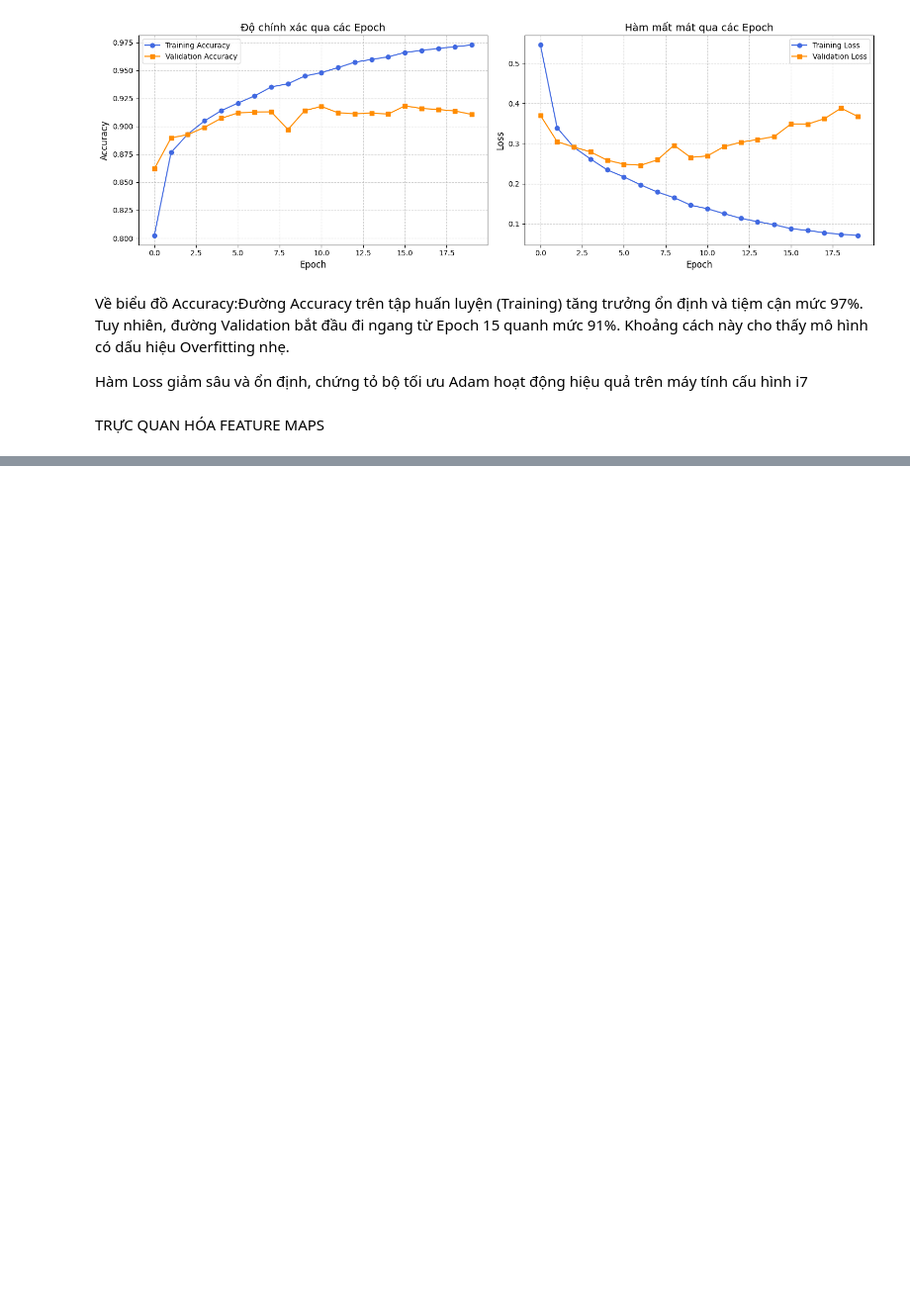
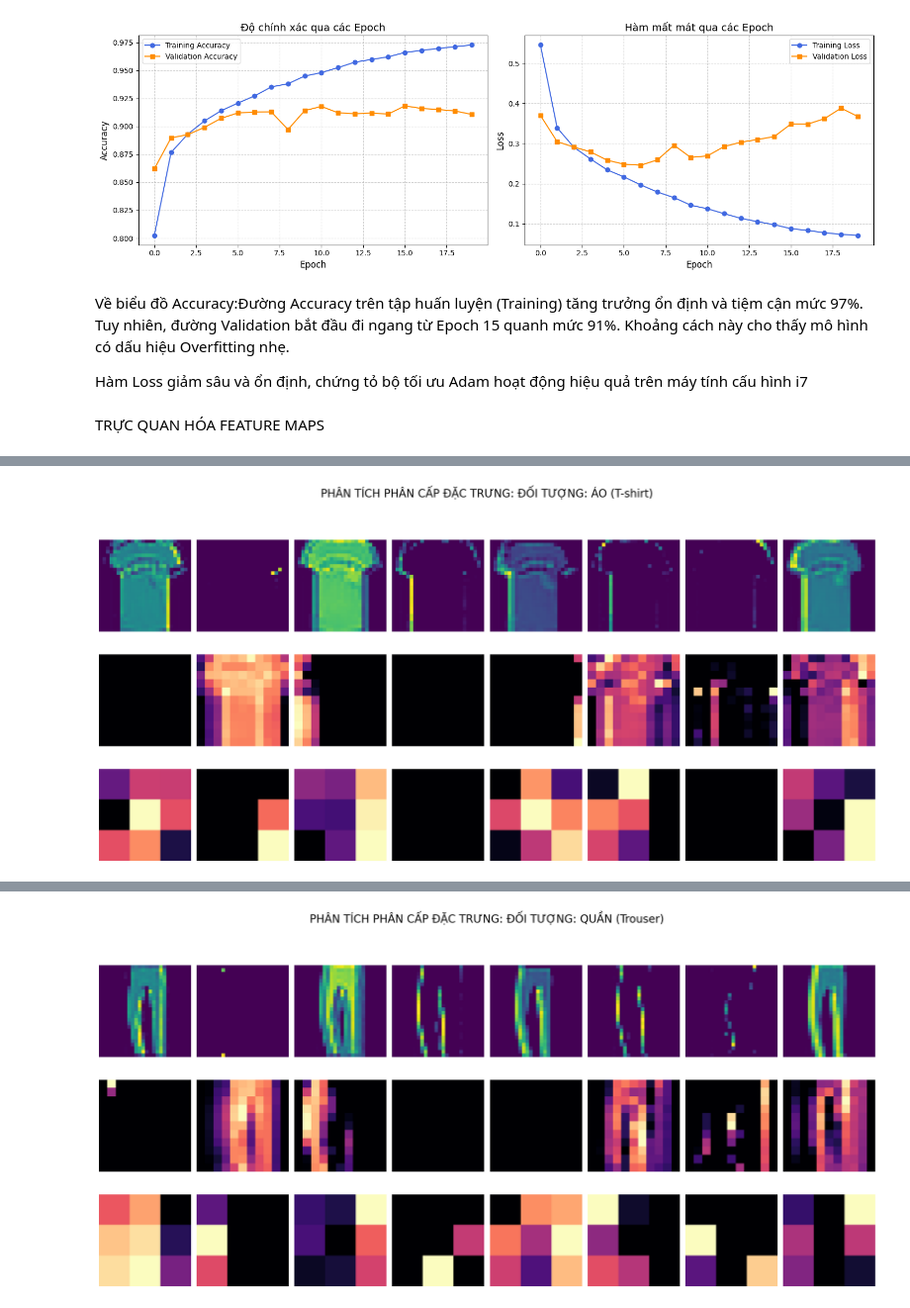
Before and after one commit to dangchicong/hocsau, a Jupyter notebook: Do_an.ipynb, the cells around one changed output, grey strips where cells are left out. Shown at 99% size. Drawn from its saved outputs; the diff is of its cells as text; code cells hidden in the pictures; blank space fills up the shorter version.

```diff
--- a/Do_an.ipynb
+++ b/Do_an.ipynb
@@ -761,20 +738,0 @@ Lớp nông
-# %%
-# --- ĐOẠN CODE 1: TRỰC QUAN HÓA LỚP NÔNG ---
-
-# 1. Tạo mô hình trích xuất CHỈ lớp Conv2D đầu tiên
-shalo_extractor = tf.keras.Model(inputs=model_cnn.inputs, outputs=model_cnn.layers[0].output)
-shalo_features = shalo_extractor.predict(img_shirt)
-
-# 2. Vẽ lưới 8 filter đầu tiên (hoặc 32 nếu bạn muốn)
-fig, axes = plt.subplots(1, 8, figsize=(20, 3)) # Vẽ 1 hàng 8 cột
-fig.suptitle(f"LỚP NÔNG (Conv 1) - Soi đặc trưng 'Áo'", fontsize=18, y=1.1)
-
-for i in range(8):
-    ax = axes[i]
-    # Kích thước lớp 1 là (26x26), ta dùng màu viridis (xanh-vàng)
-    ax.imshow(shalo_features[0, :, :, i], cmap='viridis')
-    ax.axis('off')
-    ax.set_title(f'Filt {i}')
-
-plt.tight_layout()
-plt.show()
@@ -810,0 +739,48 @@ plt.show()
+# %%
+import matplotlib.pyplot as plt
+import tensorflow as tf
+import numpy as np
+
+# 1. Chuẩn bị model trích xuất 3 lớp (Nông, Trung, Sâu)
+# Đảm bảo model_cnn của bạn có ít nhất 5 layers theo kiến trúc đã build
+feature_extractor = tf.keras.Model(
+    inputs=model_cnn.inputs,
+    outputs=[model_cnn.layers[0].output,  # Lớp nông (Conv 1)
+             model_cnn.layers[2].output,  # Lớp trung (Conv 2)
+             model_cnn.layers[4].output]  # Lớp sâu (Conv 3)
+)
+
+def visualize_hierarchy(target_label, title_obj):
+    # Tìm ảnh đúng loại yêu cầu
+    indices = np.where(y_test == target_label)[0]
+    img = X_test[indices[0]:indices[0]+1]
+
+    activations = feature_extractor.predict(img)
+    fig, axes = plt.subplots(3, 8, figsize=(20, 10))
+    levels = ['NÔNG (Cạnh/Nét)', 'TRUNG (Hình khối)', 'SÂU (Ngữ nghĩa)']
+
+    for r in range(3):
+        layer_activation = activations[r]
+        for c in range(8):
+            ax = axes[r, c]
+            # Kiểm tra số chiều để tránh lỗi IndexError
+            if len(layer_activation.shape) == 4:
+                # Nếu là lớp Conv (4 chiều: Batch, H, W, Filters)
+                ax.imshow(layer_activation[0, :, :, c], cmap='viridis' if r==0 else 'magma')
+            else:
+                # Nếu lỡ trỏ nhầm vào lớp Dense/Flatten (2 chiều)
+                ax.text(0.5, 0.5, 'Dense Layer', ha='center')
+
+            ax.axis('off')
+            if c == 0:
+                ax.set_ylabel(levels[r], rotation=90, size='large', labelpad=20, fontweight='bold')
+
+    plt.suptitle(f"PHÂN TÍCH PHÂN CẤP ĐẶC TRƯNG: {title_obj}", fontsize=20, y=1.02)
+    plt.tight_layout()
+    plt.show()
+
+# 2. Thực thi cho 3 đối tượng để đảm bảo tính nhất quán (Logic Đồ án)
+visualize_hierarchy(0, "ĐỐI TƯỢNG: ÁO (T-shirt)")
+visualize_hierarchy(1, "ĐỐI TƯỢNG: QUẦN (Trouser)")
+visualize_hierarchy(7, "ĐỐI TƯỢNG: GIÀY (Sneaker)")
+# %% [output]
@@ -810,0 +788 @@ plt.show()
+[figure, added]
@@ -810,0 +790 @@ plt.show()
+[figure, added]
```
Also changed, not shown: parts of 9 cells of this notebook.
